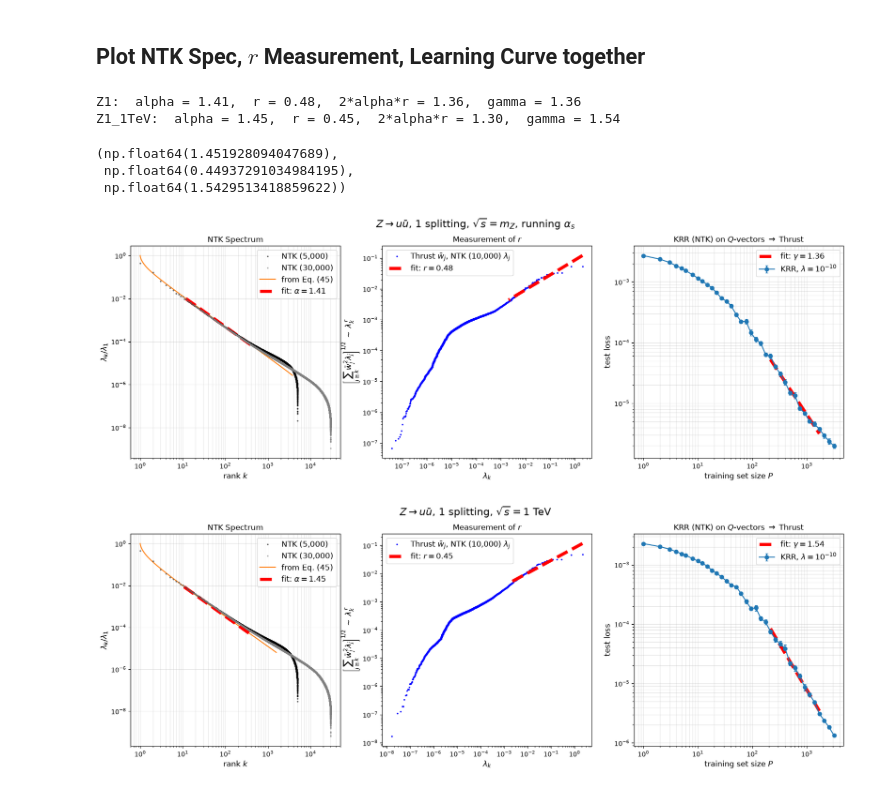
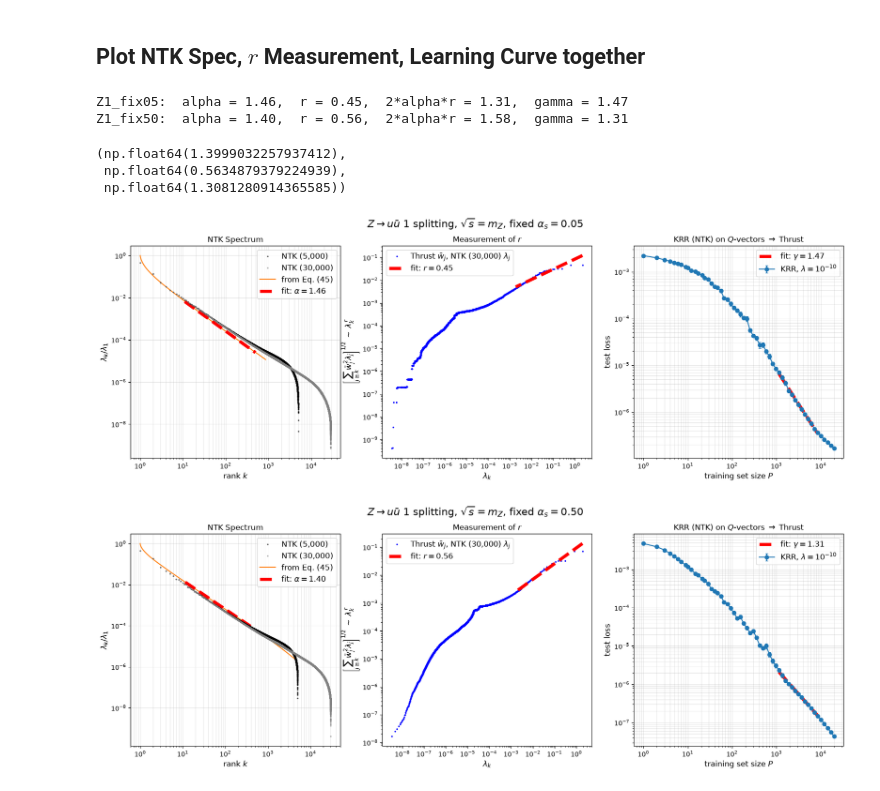
Before and after one commit to Shutko/Jet-Scaling-Laws, a Jupyter notebook: StevensCode/plot_together.ipynb, the cells around one changed output. Saved outputs shown, nothing was run; the diff lists cells and outputs as text; code cells hidden in the pictures.

```diff
--- a/StevensCode/plot_together.ipynb
+++ b/StevensCode/plot_together.ipynb
@@ -222,7 +222,7 @@ def plot_scaling(key, window_alpha=(100, 1000), window_r=(20, 300), window_gamma
     tail = np.cumsum(v2[::-1])[::-1]       # reverse, cumsum, reverse back -> sum over j >= k
     mask = (k >= lo) & (k <= hi)
     fit = np.polyfit(np.log(lam[mask]), np.log(np.sqrt(tail[mask])), 1);  r = fit[0]
-    ax2.loglog(lam, np.sqrt(tail), '.', ms=3, color='b', label=rf'Thrust $\bar w_j$, NTK (10,000) $\lambda_j$')
+    ax2.loglog(lam, np.sqrt(tail), '.', ms=3, color='b', label=rf'Thrust $\bar w_j$, NTK (30,000) $\lambda_j$')
     ax2.loglog(lam[mask], np.exp(np.polyval(fit, np.log(lam[mask]))), 'r--', lw=5, label=rf'fit: $r = {r:.2f}$')
     ax2.set_title(r'Measurement of $r$'); ax2.set_xlabel(r'$\lambda_k$', fontsize=12)
     ax2.set_ylabel(r'$\left[\sum_{j\geq k} \bar w_j^2\lambda_j\right]^{1/2} \;\sim\; \lambda_k^{\,r}$', fontsize=12)
@@ -242,13 +242,13 @@ def plot_scaling(key, window_alpha=(100, 1000), window_r=(20, 300), window_gamma
     print(f'{key}:  alpha = {alpha:.2f},  r = {r:.2f},  2*alpha*r = {2*alpha*r:.2f},  gamma = {gamma:.2f}')
     return alpha, r, gamma
 # %%
-plot_scaling('Z1', (10, 500), (1, 100), (200, 2000))
-plot_scaling('Z1_1TeV', (10, 500), (1, 100), (200, 2000))
+plot_scaling('Z1_fix05', (10, 500), (1, 100), (1000, 10000))
+plot_scaling('Z1_fix50', (10, 500), (1, 100), (1000, 10000))
 # %% [output]
-Z1:  alpha = 1.41,  r = 0.48,  2*alpha*r = 1.36,  gamma = 1.36
-Z1_1TeV:  alpha = 1.45,  r = 0.45,  2*alpha*r = 1.30,  gamma = 1.54
+Z1_fix05:  alpha = 1.46,  r = 0.45,  2*alpha*r = 1.31,  gamma = 1.47
+Z1_fix50:  alpha = 1.40,  r = 0.56,  2*alpha*r = 1.58,  gamma = 1.31
-(np.float64(1.451928094047689),
- np.float64(0.44937291034984195),
- np.float64(1.5429513418859622))
+(np.float64(1.3999032257937412),
+ np.float64(0.5634879379224939),
+ np.float64(1.3081280914365585))
-[figure, old version]
+[figure, new version]
-[figure, old version]
+[figure, new version]
```
Also changed, not shown: parts of 3 cells of this notebook, 20 other files.
